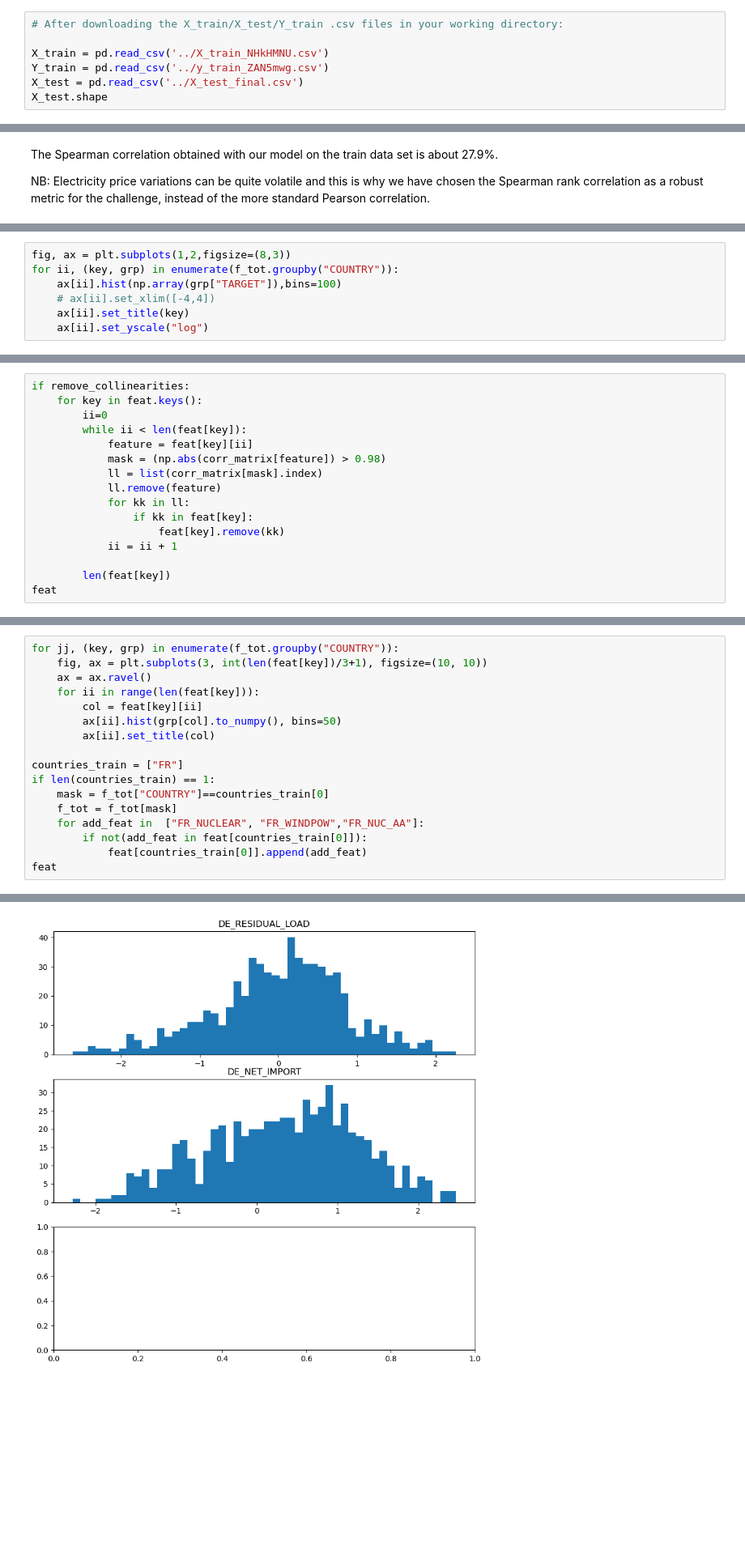
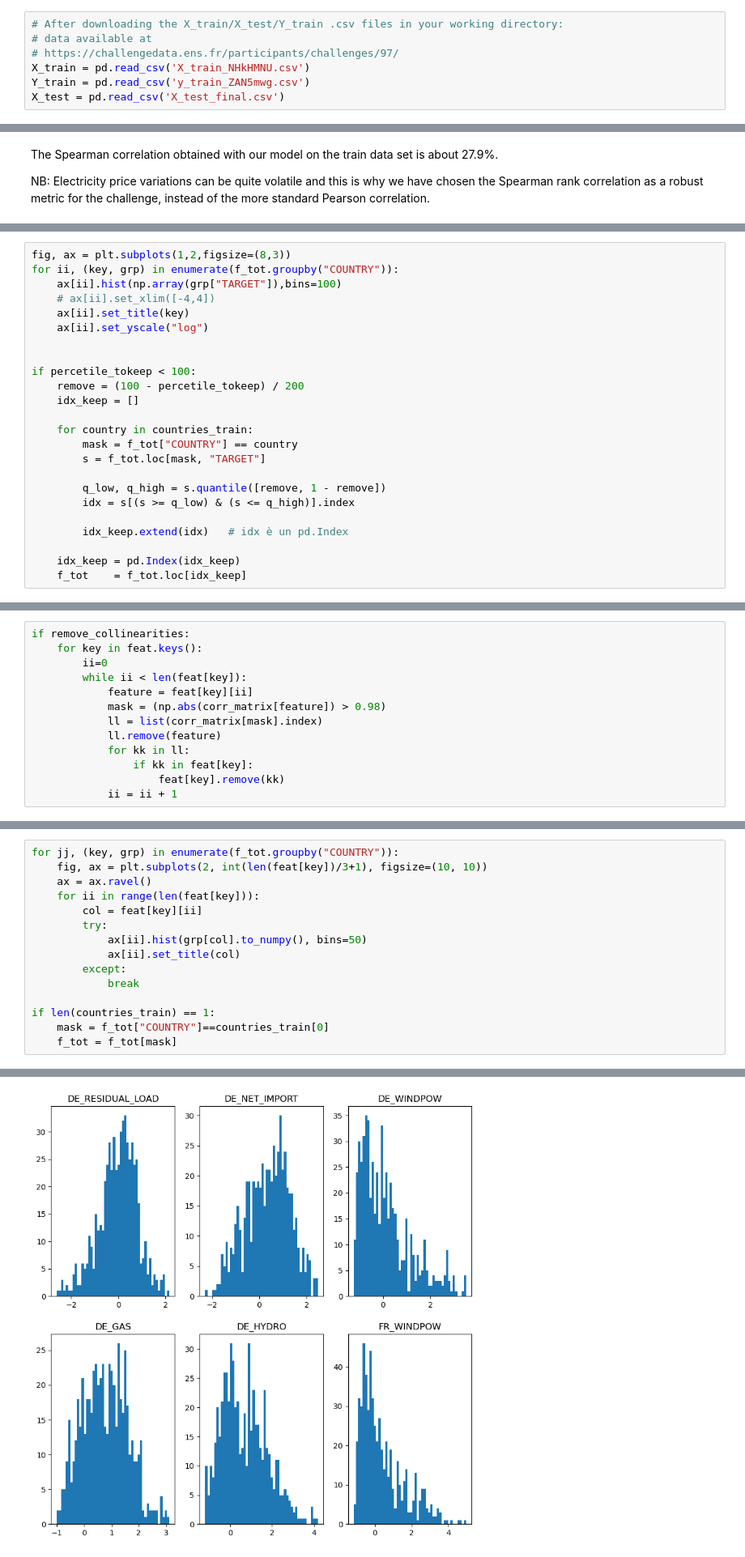
Before and after one commit to giovadg/data-challenges, a Jupyter notebook: QRT_electricity_price/Benchmark_QRT_en.ipynb, the cells around one changed output, grey strips where cells are left out. Shown at 81% size. Saved outputs shown, nothing was run; the diff lists cells and outputs as text; blank space fills up the shorter version.

```diff
--- a/QRT_electricity_price/Benchmark_QRT_en.ipynb
+++ b/QRT_electricity_price/Benchmark_QRT_en.ipynb
@@ -25,7 +23,7 @@ import matplotlib.pyplot as plt
 # %%
 # After downloading the X_train/X_test/Y_train .csv files in your working directory:
-
-X_train = pd.read_csv('../X_train_NHkHMNU.csv')
-Y_train = pd.read_csv('../y_train_ZAN5mwg.csv')
-X_test = pd.read_csv('../X_test_final.csv')
-X_test.shape
+# data available at
+# https://challengedata.ens.fr/participants/challenges/97/
+X_train = pd.read_csv('X_train_NHkHMNU.csv')
+Y_train = pd.read_csv('y_train_ZAN5mwg.csv')
+X_test = pd.read_csv('X_test_final.csv')
@@ -258,4 +233,21 @@ for ii, (key, grp) in enumerate(f_tot.groupby("COUNTRY")):
     # ax[ii].set_xlim([-4,4])
     ax[ii].set_title(key)
     ax[ii].set_yscale("log")
+
+
+if percetile_tokeep < 100:
+    remove = (100 - percetile_tokeep) / 200
+    idx_keep = []
+
+    for country in countries_train:
+        mask = f_tot["COUNTRY"] == country
+        s = f_tot.loc[mask, "TARGET"]
+
+        q_low, q_high = s.quantile([remove, 1 - remove])
+        idx = s[(s >= q_low) & (s <= q_high)].index
+
+        idx_keep.extend(idx)   # idx è un pd.Index
+
+    idx_keep = pd.Index(idx_keep)
+    f_tot    = f_tot.loc[idx_keep]
 # %% [output]
@@ -277,6 +265,3 @@ if remove_collinearities:
                 if kk in feat[key]:
                     feat[key].remove(kk)
             ii = ii + 1
-
-        len(feat[key])
-feat
@@ -294,18 +268,16 @@ feat
 # %%
 for jj, (key, grp) in enumerate(f_tot.groupby("COUNTRY")):
-    fig, ax = plt.subplots(3, int(len(feat[key])/3+1), figsize=(10, 10))
+    fig, ax = plt.subplots(2, int(len(feat[key])/3+1), figsize=(10, 10))
     ax = ax.ravel()
     for ii in range(len(feat[key])):
         col = feat[key][ii]
-        ax[ii].hist(grp[col].to_numpy(), bins=50)
-        ax[ii].set_title(col)
+        try:
+            ax[ii].hist(grp[col].to_numpy(), bins=50)
+            ax[ii].set_title(col)
+        except:
+            break
 
-countries_train = ["FR"]
 if len(countries_train) == 1:
     mask = f_tot["COUNTRY"]==countries_train[0]
     f_tot = f_tot[mask]
-    for add_feat in  ["FR_NUCLEAR", "FR_WINDPOW","FR_NUC_AA"]:
-        if not(add_feat in feat[countries_train[0]]):
-            feat[countries_train[0]].append(add_feat)
-feat
 # %% [output]
@@ -324 +284 @@ feat
-[figure, old version]
+[figure, new version]
```
Also changed, not shown: parts of 40 cells of this notebook.
